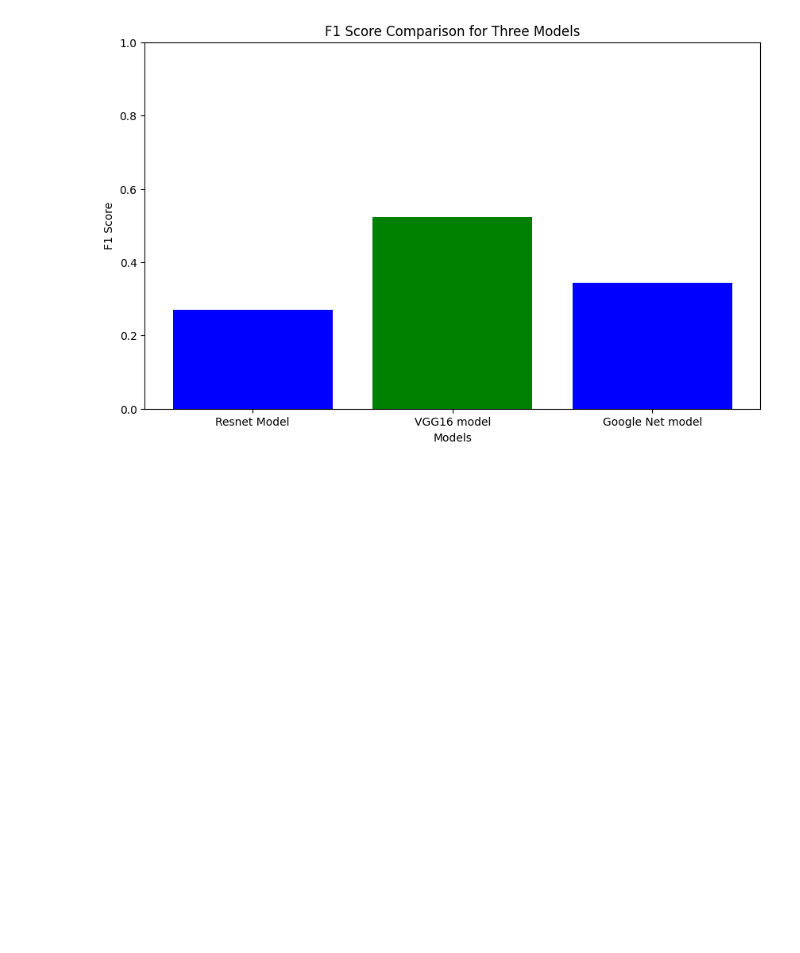
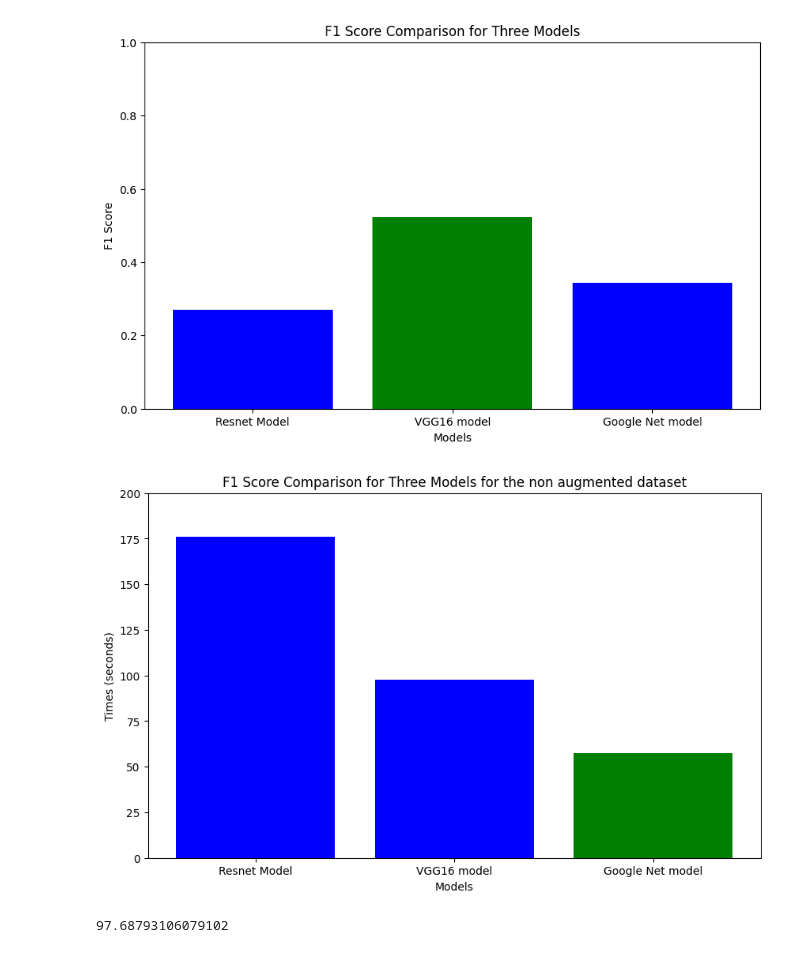
Before and after one commit to fdeloscogna/Python_experiment, a Jupyter notebook: Tesi_Python_NORMAL_dataset.ipynb, the cells around one changed output. Saved outputs shown, nothing was run; the diff lists cells and outputs as text; code cells hidden in the pictures; blank space fills up the shorter version.

```diff
--- a/Tesi_Python_NORMAL_dataset.ipynb
+++ b/Tesi_Python_NORMAL_dataset.ipynb
@@ -662,3 +699,30 @@ plt.ylim(0, 1)
 plt.show()
 # %% [output]
 [figure]
+# %%
+model_names = ['Resnet Model', 'VGG16 model', 'Google Net model']
+running_times = []
+
+running_times.append(total_time_pre)
+running_times.append(total_time_vgg)
+running_times.append(total_time_google)
+
+best_model_idx = running_times.index(min(running_times))
+best_model_name = model_names[best_model_idx]
+
+plt.figure(figsize=(10, 6))
+
+colors = ['blue' if model != best_model_name else 'green' for model in model_names]
+
+plt.bar(model_names, running_times, color=colors)
+plt.xlabel('Models')
+plt.ylabel('Times (seconds)')
+plt.title('F1 Score Comparison for Three Models for the non augmented dataset')
+plt.ylim(0, 200)
+plt.show()
+# %% [output]
+[figure, added]
+# %%
+total_time_vgg
+# %% [output]
+97.68793106079102
```
Also changed, not shown: parts of 7 cells of this notebook.
